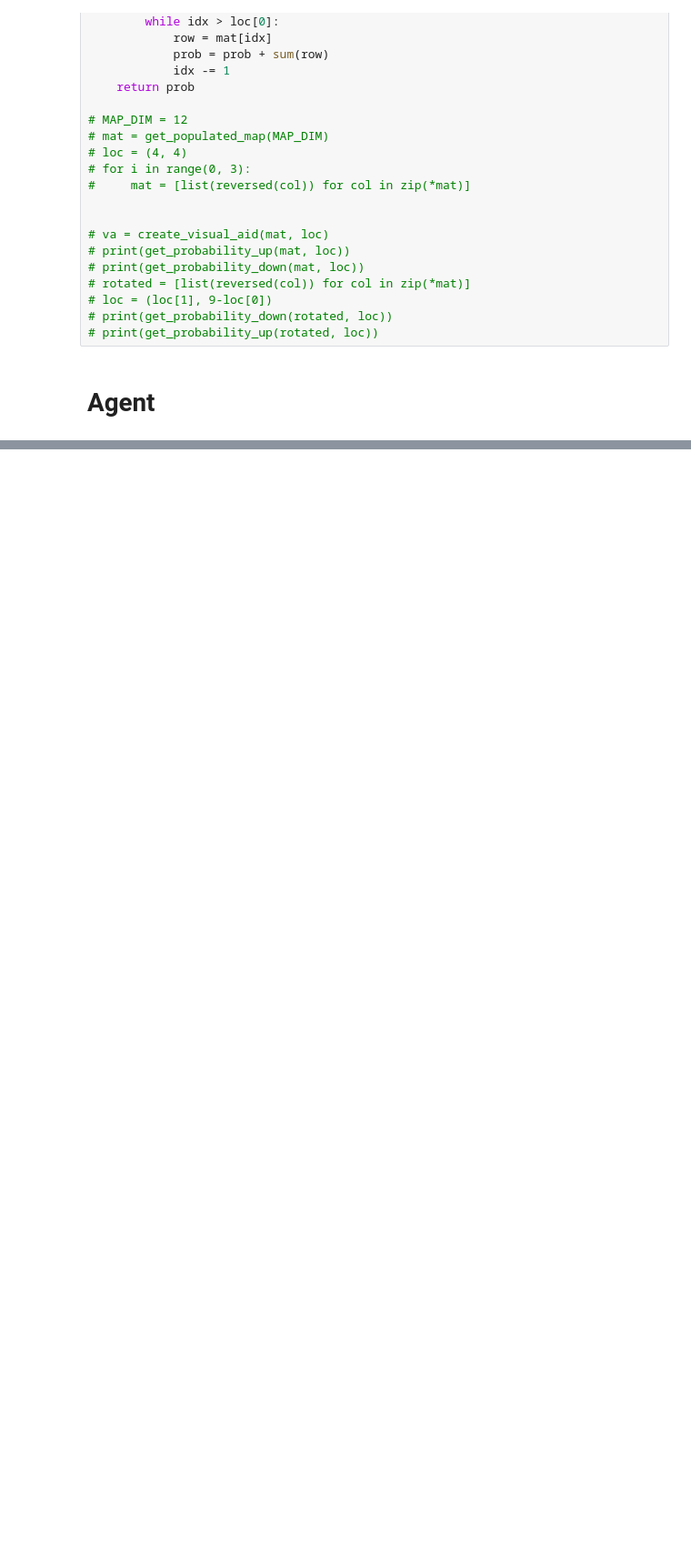
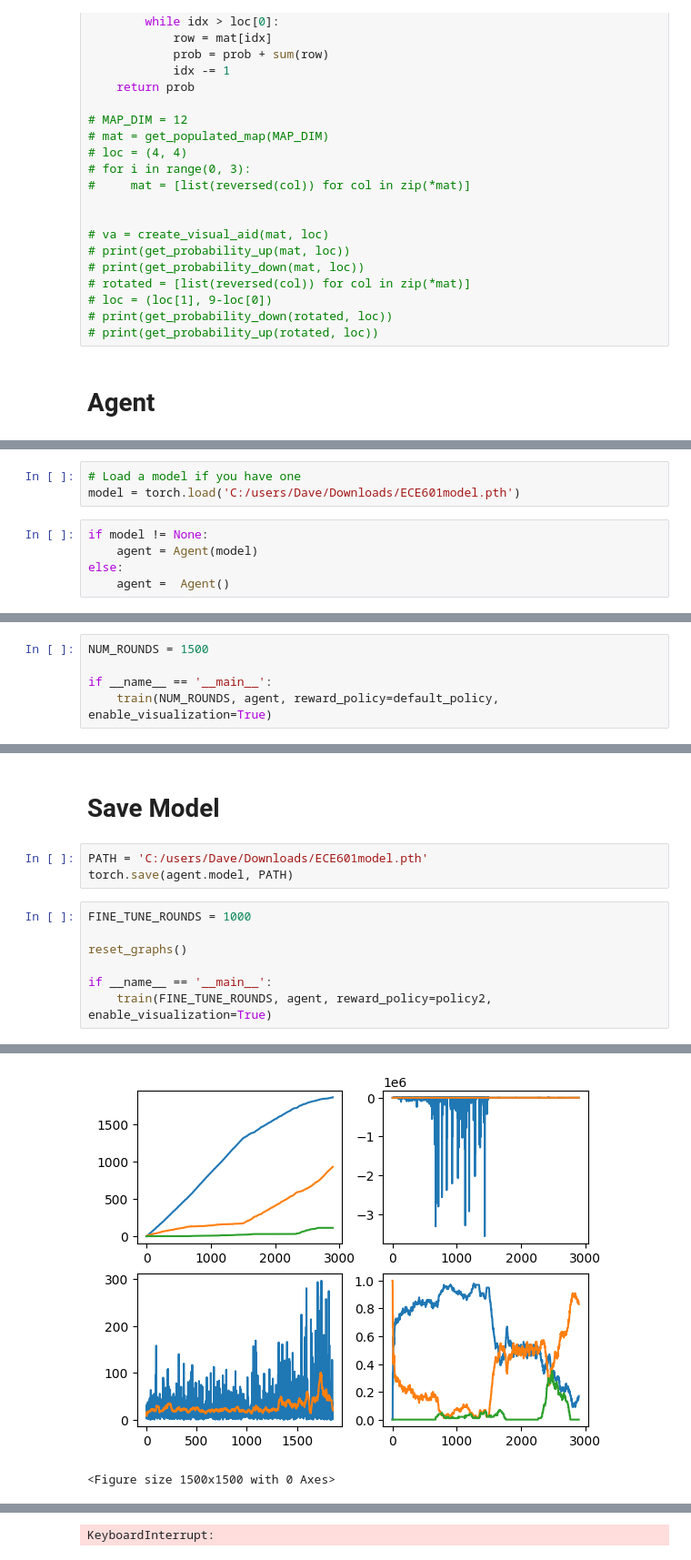
Before and after one commit to dgibb/SearchAndRescue, a Jupyter notebook: ECE_601_project_1.ipynb, the cells around one changed output, grey strips where cells are left out. Shown at 91% size. Drawn from its saved outputs; the diff is of its cells as text; blank space fills up the shorter version.

Commit message:
5/12
- swappable reward policies,
- fine tuning
- model evaluation
- re-organized
- more comments

```diff
--- a/ECE_601_project_1.ipynb
+++ b/ECE_601_project_1.ipynb
@@ -1135,0 +1128,8 @@ reward (Total) =  -1.0
+# %%
+# Load a model if you have one
+model = torch.load('C:/users/Dave/Downloads/ECE601model.pth')
+# %%
+if model != None:
+    agent = Agent(model)
+else:
+    agent =  Agent()
@@ -1135,0 +1196,5 @@ reward (Total) =  -1.0
+# %%
+NUM_ROUNDS = 1500
+
+if __name__ == '__main__':
+    train(NUM_ROUNDS, agent, reward_policy=default_policy, enable_visualization=True)
@@ -1143,0 +1213,13 @@ print(np.max(win_window_50))
+# %% [markdown]
+# Save Model
+# %%
+PATH = 'C:/users/Dave/Downloads/ECE601model.pth'
+torch.save(agent.model, PATH)
+# %%
+FINE_TUNE_ROUNDS = 1000
+
+reset_graphs()
+
+if __name__ == '__main__':
+    train(FINE_TUNE_ROUNDS, agent, reward_policy=policy2, enable_visualization=True)
+# %% [output]
@@ -1143,0 +1227,2 @@ print(np.max(win_window_50))
+[figure, added]
+<Figure size 1500x1500 with 0 Axes>
@@ -1143,0 +1246 @@ print(np.max(win_window_50))
+KeyboardInterrupt:
```
Also changed, not shown: parts of 27 cells of this notebook.
